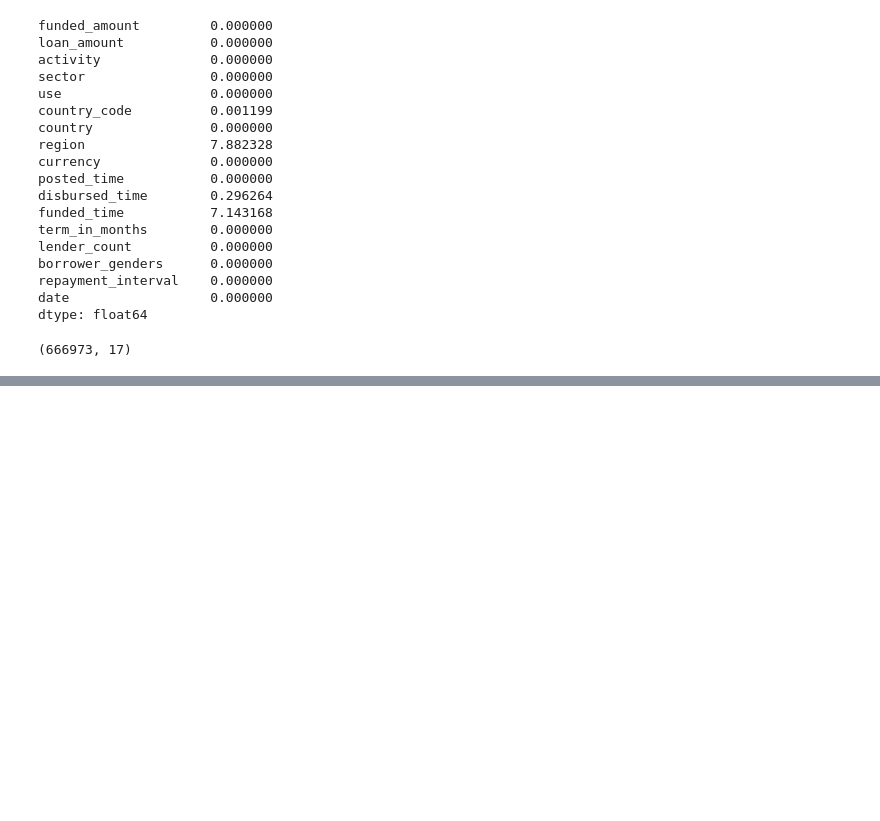
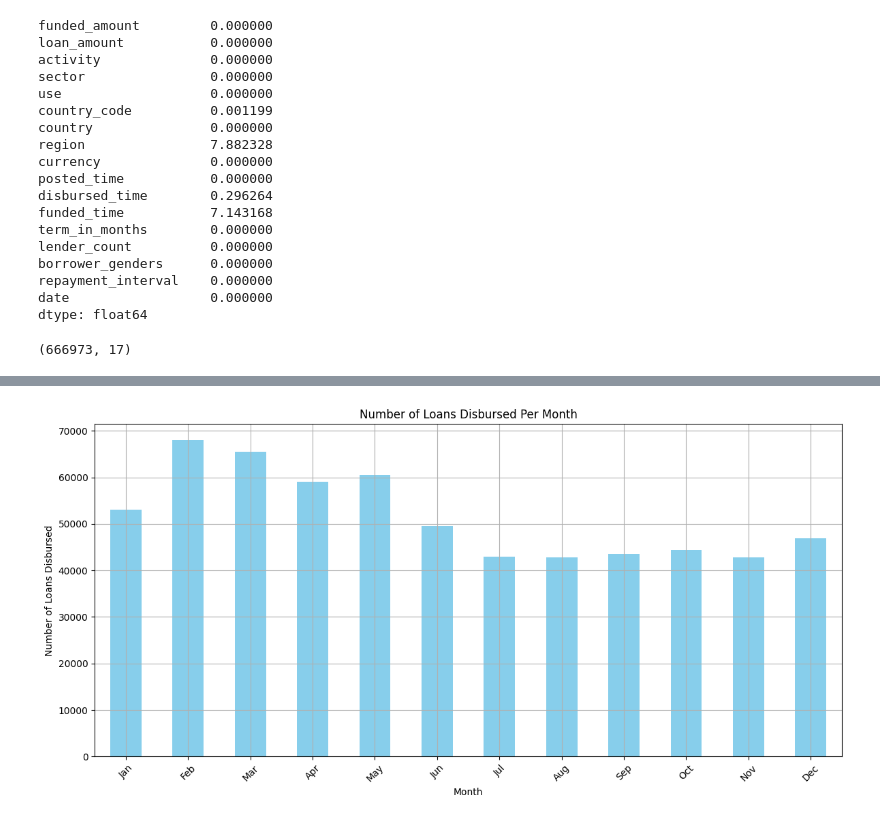
Before and after one commit to KarolinaMotyka/BDS-Karolina-Motyka, a Jupyter notebook: Kiva_assignement.ipynb, the cells around one changed output, grey strips where cells are left out. Drawn from its saved outputs; the diff is of its cells as text; code cells hidden in the pictures; blank space fills up the shorter version.

```diff
--- a/Kiva_assignement.ipynb
+++ b/Kiva_assignement.ipynb
@@ -171,0 +261,5 @@ df_search_type.head(30)
+# %%
+# We create separate columns or values from a datetime field that represent the year and month components of the date
+# We extract year and month
+df_cleaned['year'] = df_cleaned['disbursed_time'].dt.year
+df_cleaned['month'] = df_cleaned['disbursed_time'].dt.month
@@ -171,0 +277,4 @@ df_search_type.head(30)
+# %%
+df_cleaned.loc[:, 'year'] = df_cleaned['disbursed_time'].dt.year
+df_cleaned.loc[:, 'month'] = df_cleaned['disbursed_time'].dt.month
+df_cleaned.loc[:, 'day'] = df_cleaned['disbursed_time'].dt.day
@@ -171,0 +293,3 @@ df_search_type.head(30)
+# %%
+# Create a 'year_month' column for easy grouping
+df_cleaned['year_month'] = df_cleaned['disbursed_time'].dt.to_period('M')
@@ -171,0 +309,3 @@ df_search_type.head(30)
+# %%
+# Count the number of loans in each month
+loans_per_month = df_cleaned.groupby('month').size()
@@ -171,0 +329,13 @@ df_search_type.head(30)
+# %%
+#Vizualization loans_per_month
+plt.figure(figsize=(12, 6))
+loans_per_month.plot(kind='bar', color='skyblue')  # Use 'skyblue' for better visibility
+plt.title('Number of Loans Disbursed Per Month')
+plt.xlabel('Month')
+plt.ylabel('Number of Loans Disbursed')
+plt.xticks(ticks=range(0, 12), labels=['Jan', 'Feb', 'Mar', 'Apr', 'May', 'Jun', 'Jul', 'Aug', 'Sep', 'Oct', 'Nov', 'Dec'], rotation=45)  # Label months
+plt.grid(True)
+plt.tight_layout()
+plt.show()
+# %% [output]
+[figure, added]
```
Also changed, not shown: parts of 40 cells of this notebook, 1 other file.
